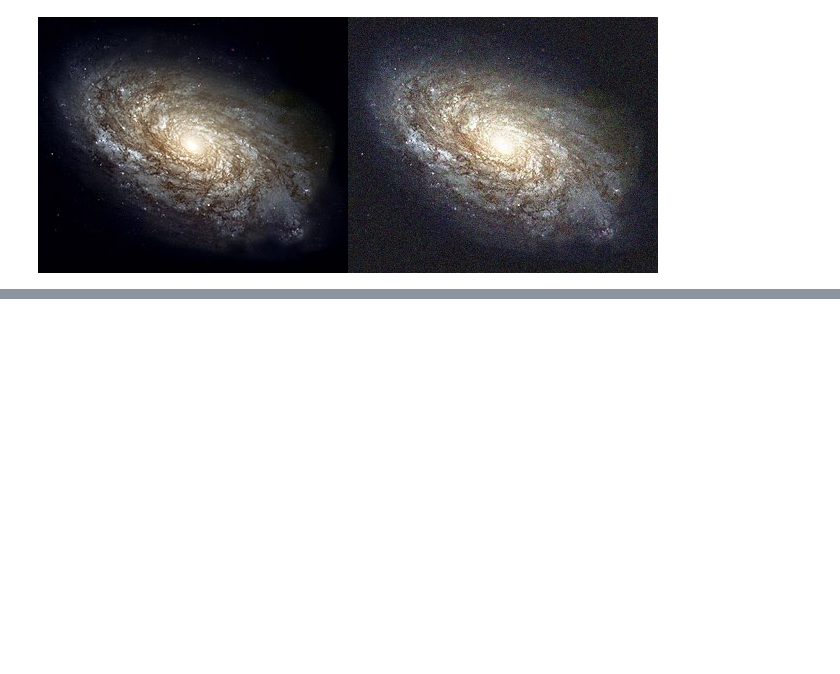
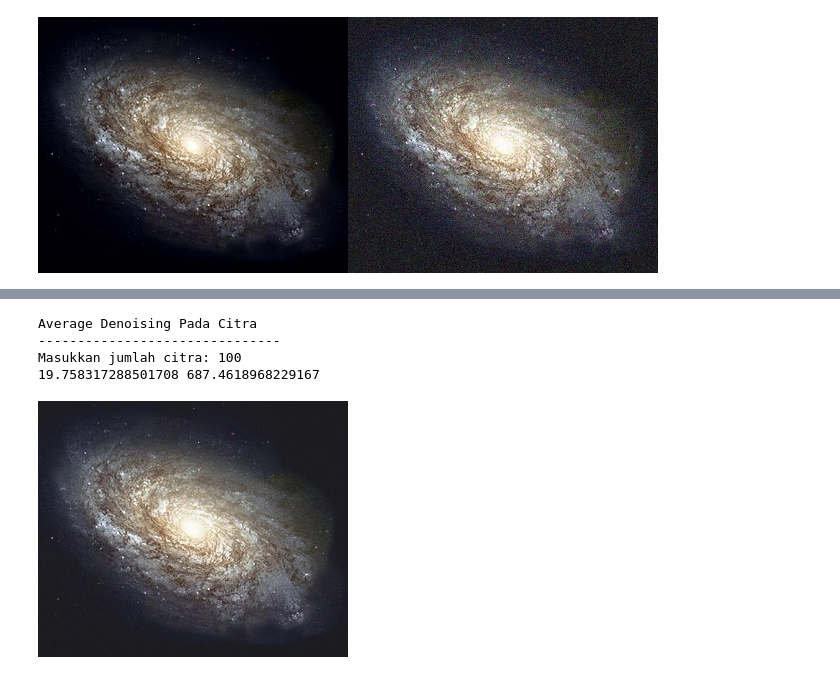
Before and after one commit to mandafifah04/PCVK_Semeter6, a Jupyter notebook: Week5.ipynb, the cells around one changed output, grey strips where cells are left out. Saved outputs shown, nothing was run; the diff lists cells and outputs as text; code cells hidden in the pictures; blank space fills up the shorter version.

```diff
--- a/Week5.ipynb
+++ b/Week5.ipynb
@@ -126,0 +244,39 @@ Nilai PSNR = 27.531486742027003 dB
+# %%
+print('Average Denoising Pada Citra')
+print('-------------------------------')
+
+original_image = cv.imread('/content/drive/MyDrive/PCVK_MM/Week5/galaxy.jpg')
+cv_img = []
+for img in glob.glob('/content/drive/MyDrive/PCVK_MM/Week5/noises/*.jpg'):
+  n = cv.imread(img)
+  cv_img.append(n)
+
+def PSNR(img1, img2):
+  mse = np.mean((img1 - img2) ** 2)
+  if(mse == 0): # MSE 0 maka tidak ada noise sama sekali, sehingga PSNR tidak memiliki arti
+    return 100
+  max_pixel = 255.0
+  psnr = 20 * math.log10(max_pixel / math.sqrt(mse))
+  return psnr, mse
+
+try:
+  jumlah_citra = int(input('Masukkan jumlah citra: '))
+except ValueError:
+  print('Error, not a number')
+
+noised_image = np.zeros(cv_img[0].shape)
+for i in range (jumlah_citra):
+  noised_image = noised_image+cv_img[i]
+
+
+noised_image = noised_image / jumlah_citra
+
+psnr, mse = PSNR(original_image, noised_image)
+print(psnr, mse)
+cv2_imshow(noised_image)
+# %% [output]
+Average Denoising Pada Citra
+-------------------------------
+Masukkan jumlah citra: 100
+19.758317288501708 687.4618968229167
+[figure, added]
```
Also changed, not shown: parts of 9 cells of this notebook.
